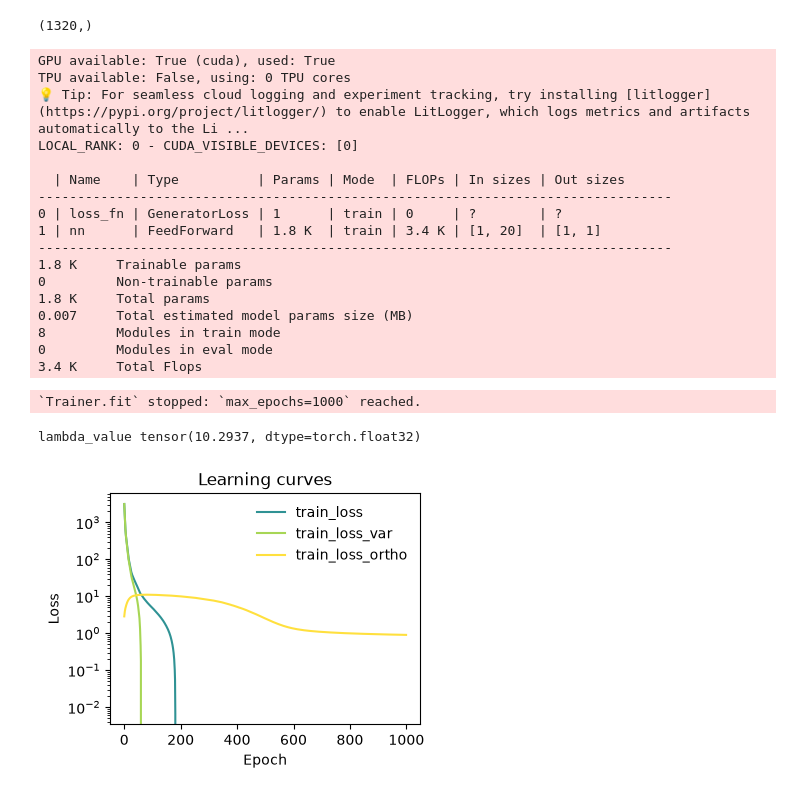
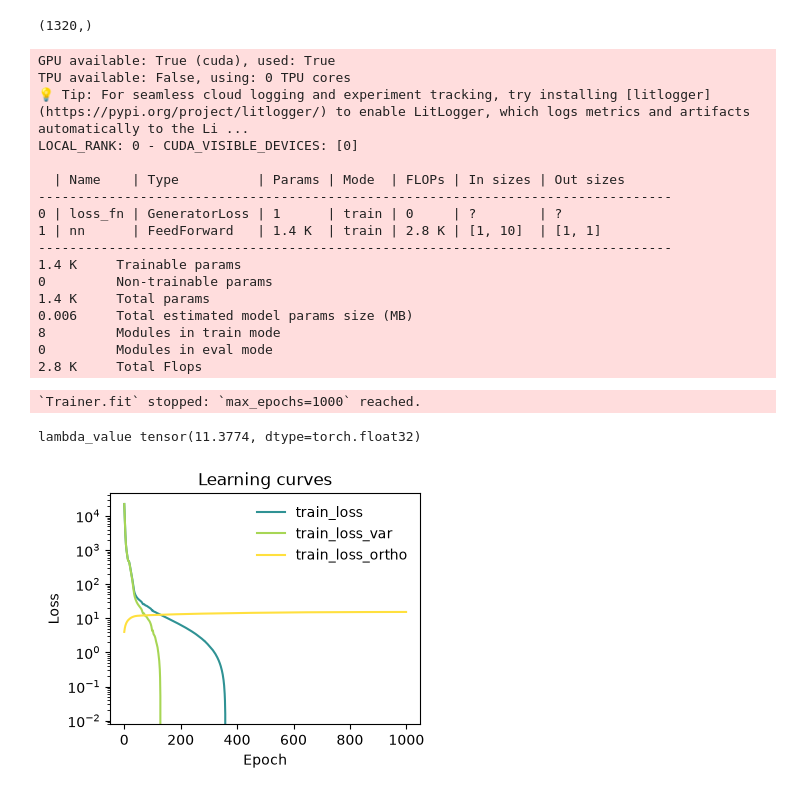
Before and after one commit to Flofega/EnsembleDynamicsPaper, a Jupyter notebook: alanine/training/ala_indicator.ipynb, the cells around one changed output. Cells and saved outputs as stored; diff of their text form; code cells hidden in the pictures.

```diff
--- a/alanine/training/ala_indicator.ipynb
+++ b/alanine/training/ala_indicator.ipynb
@@ -67,19 +110,14 @@ ds_unbiased = DictDataset({"data": pos_all, "labels": labels_all})
 # %%
-T = 300
-kb = 0.0083144621 # kJ/mol
-beta = 1/(kb*T)
-# zeroth iteration should be unbiased, we thus initialise the bias as zero
-
 # compute weights
 ds = compute_committor_weights(dataset=ds_unbiased,
-                                    bias=torch.zeros(len(pos_all)),
+                                    bias=torch.zeros(len(pos_all[::10])),
                                     data_groups=[0],
                                     beta=beta)
 
 
 # Identify indices of heavy atoms for biasing
-ats = u_A.atoms.select_atoms("protein")
-heavy = ats.select_atoms("protein and not name H*")
+ats = u_unbiased.atoms.select_atoms("all")
+heavy = ats.select_atoms("not name H*")
 heavy_indices = heavy.indices
 # %% [markdown]
 # Step 2: Define the Descriptor and Preprocessing Layer
@@ -88,8 +126,6 @@ heavy_indices = heavy.indices
 - This choice is not critical and can be modified in following iterations in case states are encountered that fall outside of the range
 # %%
 # Descriptors
-
-n_at = 22
 mm_energy = ReducedFFEnergy.from_files(
     n_atoms=n_at,
     bonds_file="../sim_template/bonds_mm.dat",
@@ -105,10 +141,10 @@ mm_energy = ReducedFFEnergy.from_files(
     exclude12=True,
     exclude13=True,
     scale14=0,
-    box = [3.024, 3.024, 3.024],
+    box = cell,
     #force_atoms = heavy_indices,
     n_replicas=n_rep
 )
 
-hist_ene = LogHistogram(in_features=20, min=-380, max=-300, bins=20)
+hist_ene = LogHistogram(in_features=20, min=-380, max=-300, bins=10)
 preprocessing_ene = torch.nn.Sequential(mm_energy, hist_ene)
@@ -117,20 +151,21 @@ preprocessing_ene = torch.nn.Sequential(mm_energy, hist_ene)
 # %%
-pos, desc, d_desc_d_pos = compute_descriptors_derivatives(ds, preprocessing_ene, n_rep*22, separate_boundary_dataset = False, batch_size=512)
+# Compute descriptors and their derivatives for the entire dataset
+pos, desc, d_desc_d_pos = compute_descriptors_derivatives(ds, preprocessing_ene, n_rep*n_at, separate_boundary_dataset = False, batch_size=512)
 dataset = DictDataset({"data":desc.clone().detach().to(device), "weights":ds["weights"].to(device),"derivatives":d_desc_d_pos.clone().detach().to(device)})#30 2500 epochs
 # %% [output]
 Processed all data in 2 batches!
 # %%
-ats = u_A.atoms.select_atoms("protein")
+# Compute the Langevin friction coefficients for each atom based on their masses
+ats = u_unbiased.atoms.select_atoms("all")
 atomic_masses = torch.repeat_interleave(torch.tensor(ats.masses),n_rep)
 
-n_atoms = n_rep*22
+n_atoms = n_rep*n_at
 gamma = 1/0.05
 friction = np.zeros(n_atoms*3)
 print(friction.shape)
 for i_atom in range(n_atoms):
     friction[3*i_atom:3*i_atom+3] = np.array([kT / (gamma*atomic_masses[i_atom])]*3)
 cell = torch.Tensor([3.0233, 3.0233, 3.0233]).to(device)
-#cell = torch.ones(91*3).to(device)*3.961
 friction = torch.tensor(friction, device=device,dtype=torch.float32)
 # %% [output]
 (1320,)
@@ -142,7 +177,7 @@ options = {
 }
 
 # Keep model hyperparameters explicit so they can be reused consistently later.
-layers = [20, 32, 32, 1]
+layers = [10, 32, 32, 1]
 eta = 0.05
 alpha = 20
 
@@ -204,40 +239,40 @@ coeffs = evecs.cpu().detach().real
 trivial = IndicatorProduction(
     layers=layers,
     eta=eta,
     alpha=alpha,
     friction=friction.cpu(),
     coeffs=coeffs[:, 0],
 ).to("cpu").to(torch.float32)
 
 # Copy NN weights from trained model
 trivial.nn = copy.deepcopy(model.nn).to("cpu").to(torch.float32)
 
 # Estimate the lambda parameter for biasing
 bias = IndicatorBiasModel(model.to("cpu"), l=1, e=1e-7).to(torch.float32)
 bias_values = bias(dataset_eval["data"].cpu().detach())
 lambda_value = 40 / (bias_values.max() - bias_values.min())
 print("lambda_value", lambda_value)
 # %% [output]
 GPU available: True (cuda), used: True
 TPU available: False, using: 0 TPU cores
 💡 Tip: For seamless cloud logging and experiment tracking, try installing [litlogger](https://pypi.org/project/litlogger/) to enable LitLogger, which logs metrics and artifacts automatically to the Li ...
 LOCAL_RANK: 0 - CUDA_VISIBLE_DEVICES: [0]
 
   | Name    | Type          | Params | Mode  | FLOPs | In sizes | Out sizes
 ---------------------------------------------------------------------------------
 0 | loss_fn | GeneratorLoss | 1      | train | 0     | ?        | ?
-1 | nn      | FeedForward   | 1.8 K  | train | 3.4 K | [1, 20]  | [1, 1]
+1 | nn      | FeedForward   | 1.4 K  | train | 2.8 K | [1, 10]  | [1, 1]
 ---------------------------------------------------------------------------------
-1.8 K     Trainable params
+1.4 K     Trainable params
 0         Non-trainable params
-1.8 K     Total params
-0.007     Total estimated model params size (MB)
+1.4 K     Total params
+0.006     Total estimated model params size (MB)
 8         Modules in train mode
 0         Modules in eval mode
-3.4 K     Total Flops
+2.8 K     Total Flops
 `Trainer.fit` stopped: `max_epochs=1000` reached.
-lambda_value tensor(10.2937, dtype=torch.float32)
+lambda_value tensor(11.3774, dtype=torch.float32)
-[figure, old version]
+[figure, new version]
 # %%
 def convert_model(model_name, n_input):
     loaded_model = torch.jit.load(model_name).to(torch.device('cpu')).to(torch.float32)
```
Also changed, not shown: parts of 8 cells of this notebook, 4 other files.
